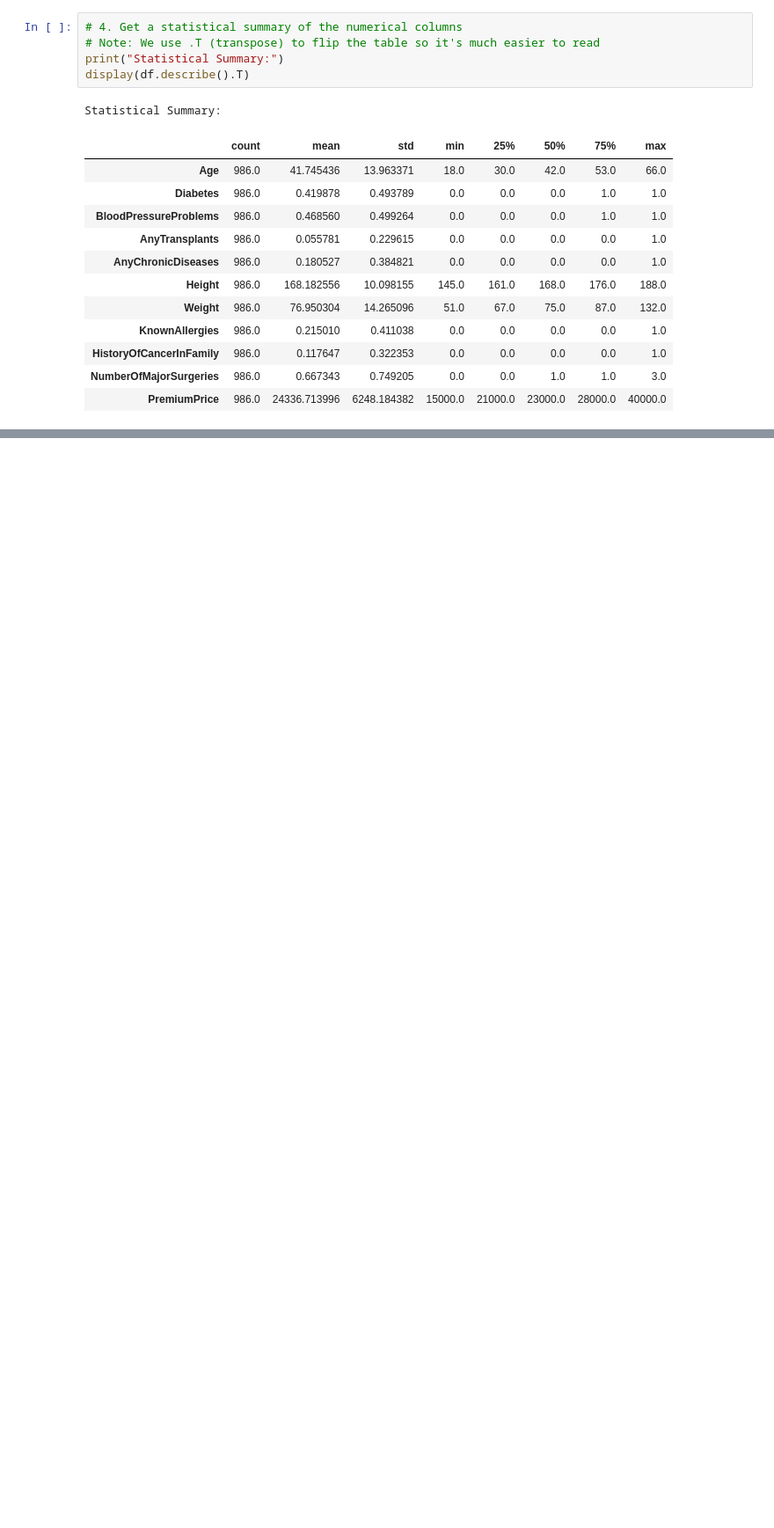
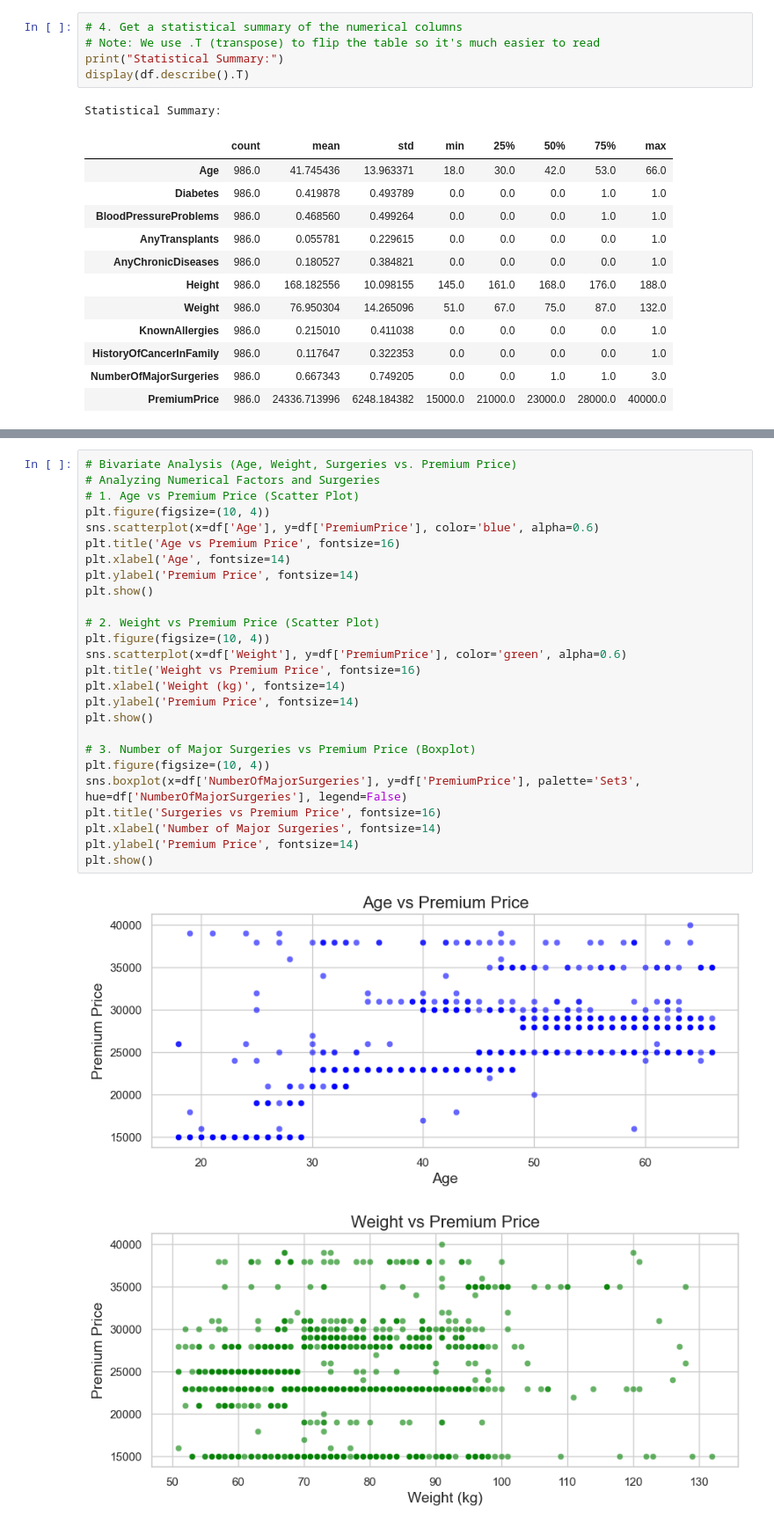
Before and after one commit to paraschauhan2597/Insurance-Cost-Prediction, a Jupyter notebook: notebooks/insurance_eda_and_modeling.ipynb, the cells around one changed output, grey strips where cells are left out. Shown at 88% size. Cells and saved outputs as stored; diff of their text form; blank space fills up the shorter version.

```diff
--- a/notebooks/insurance_eda_and_modeling.ipynb
+++ b/notebooks/insurance_eda_and_modeling.ipynb
@@ -80,0 +130,29 @@ Statistical Summary:
+# %%
+# Bivariate Analysis (Age, Weight, Surgeries vs. Premium Price)
+# Analyzing Numerical Factors and Surgeries
+# 1. Age vs Premium Price (Scatter Plot)
+plt.figure(figsize=(10, 4))
+sns.scatterplot(x=df['Age'], y=df['PremiumPrice'], color='blue', alpha=0.6)
+plt.title('Age vs Premium Price', fontsize=16)
+plt.xlabel('Age', fontsize=14)
+plt.ylabel('Premium Price', fontsize=14)
+plt.show()
+
+# 2. Weight vs Premium Price (Scatter Plot)
+plt.figure(figsize=(10, 4))
+sns.scatterplot(x=df['Weight'], y=df['PremiumPrice'], color='green', alpha=0.6)
+plt.title('Weight vs Premium Price', fontsize=16)
+plt.xlabel('Weight (kg)', fontsize=14)
+plt.ylabel('Premium Price', fontsize=14)
+plt.show()
+
+# 3. Number of Major Surgeries vs Premium Price (Boxplot)
+plt.figure(figsize=(10, 4))
+sns.boxplot(x=df['NumberOfMajorSurgeries'], y=df['PremiumPrice'], palette='Set3', hue=df['NumberOfMajorSurgeries'], legend=False)
+plt.title('Surgeries vs Premium Price', fontsize=16)
+plt.xlabel('Number of Major Surgeries', fontsize=14)
+plt.ylabel('Premium Price', fontsize=14)
+plt.show()
+# %% [output]
+[figure, added]
+[figure, added]
```
Also changed, not shown: parts of 4 cells of this notebook.
